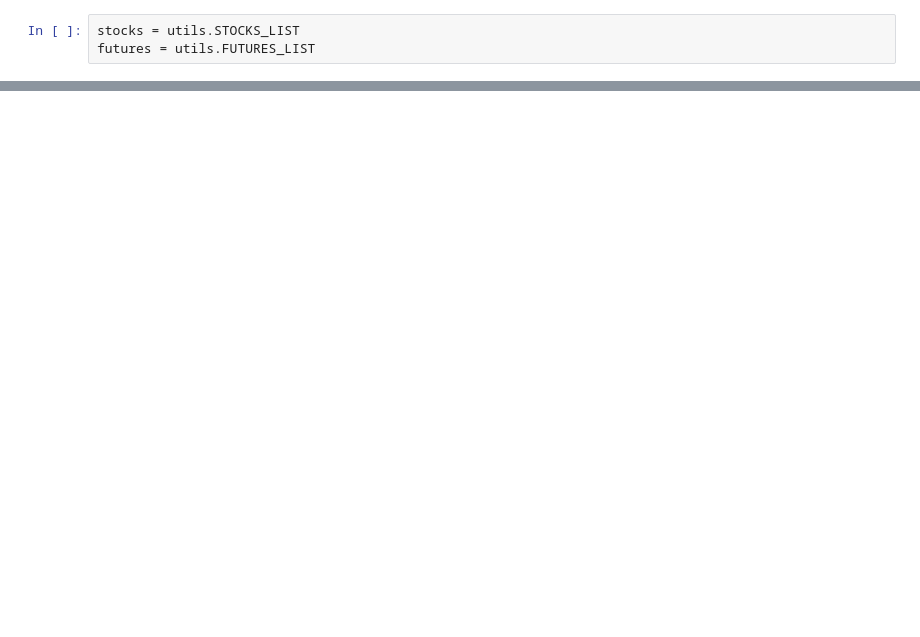
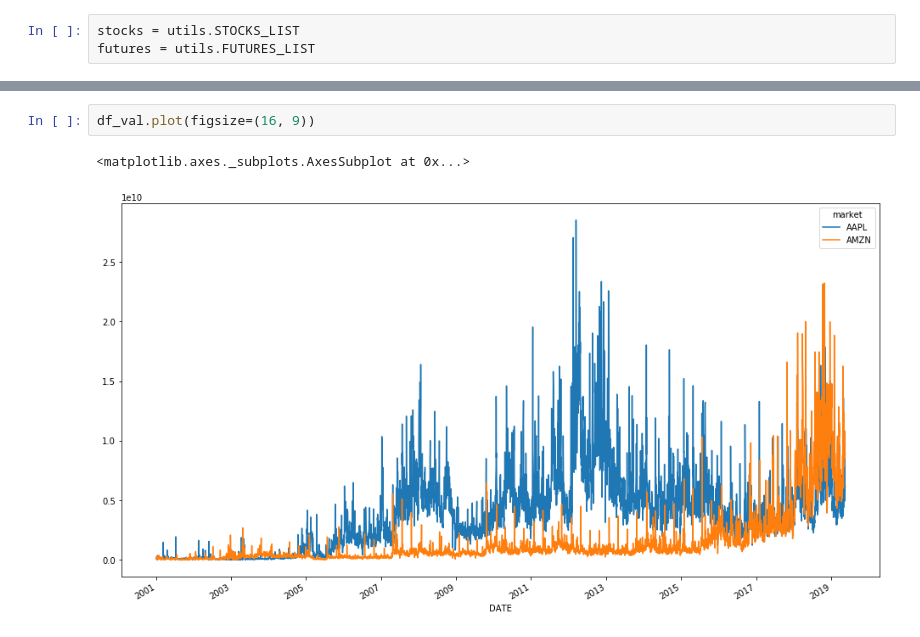
Before and after one commit to rtoole13/quantiac, a Jupyter notebook: notebooks/tph_20190519.ipynb, the cells around one changed output, grey strips where cells are left out. Saved outputs shown, nothing was run; the diff lists cells and outputs as text; blank space fills up the shorter version.

```diff
--- a/notebooks/tph_20190519.ipynb
+++ b/notebooks/tph_20190519.ipynb
@@ -24,0 +71,5 @@ KeyError: 'OPEN'
+# %%
+df_val.plot(figsize=(16, 9))
+# %% [output]
+<matplotlib.axes._subplots.AxesSubplot at 0x...>
+[figure, added]
```
Also changed, not shown: parts of 10 cells of this notebook, 1 other file.
